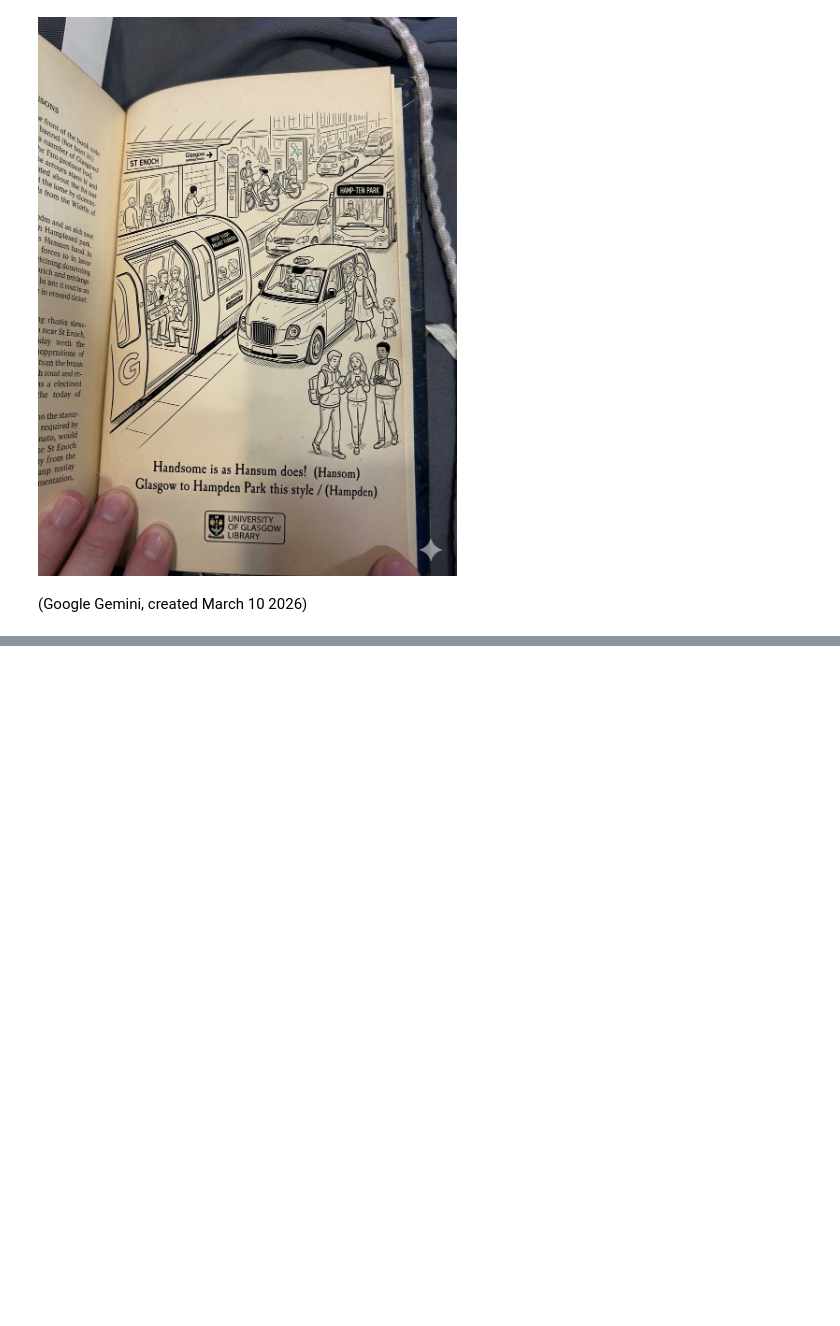
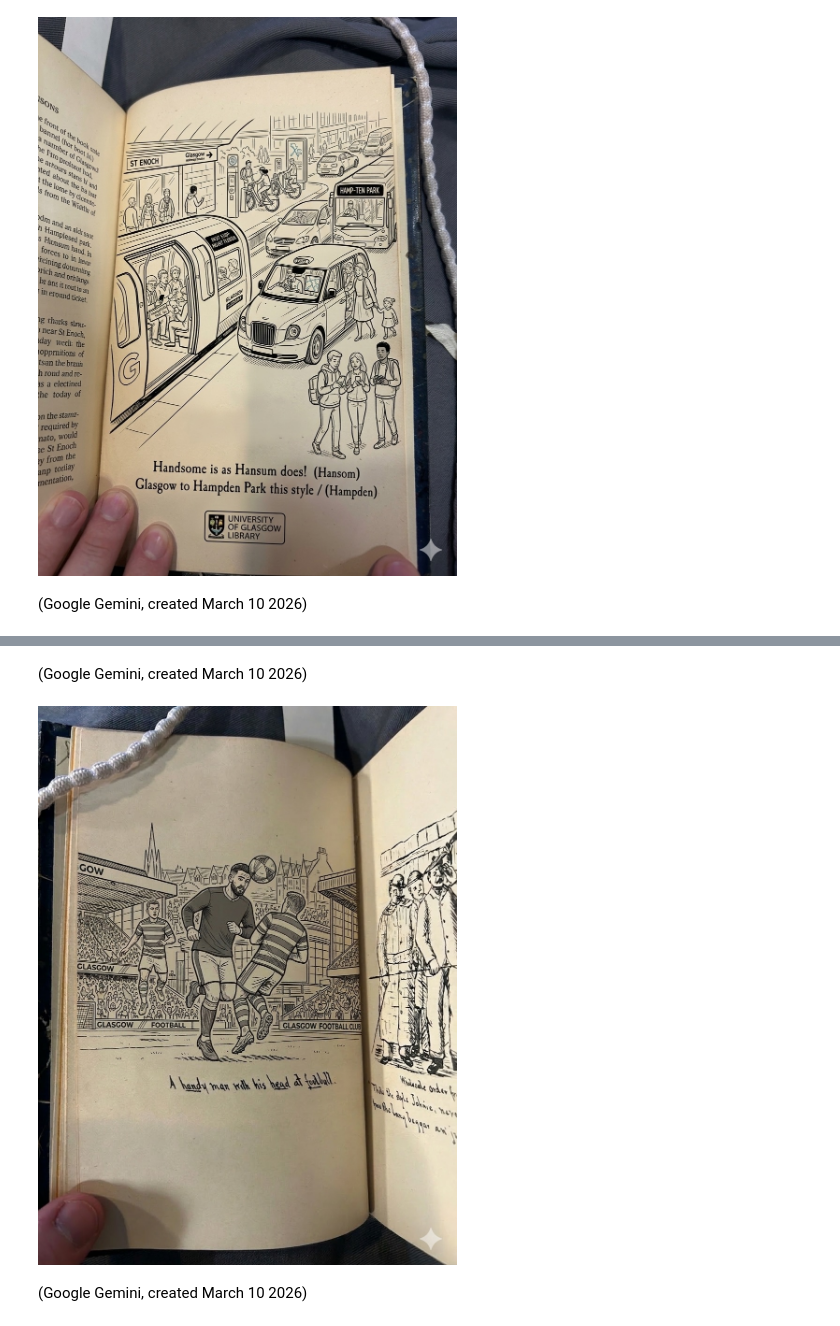
Before and after one commit to afullerton785/AI-B-Project-Portfolio, a Jupyter notebook: AI_Generation.ipynb, the cells around one changed output, grey strips where cells are left out. Cells and saved outputs as stored; diff of their text form; code cells hidden in the pictures; blank space fills up the shorter version.

```diff
--- a/AI_Generation.ipynb
+++ b/AI_Generation.ipynb
@@ -11,0 +17,9 @@ Image ("Gemini_Travel_Page.jpg")
+# %% [markdown]
+(Google Gemini, created  March 10 2026)
+# %%
+from IPython.display import Image
+Image ("Gemini_Header.jpg")
+# %% [output]
+[figure, added]
+# %% [markdown]
+(Google Gemini, created  March 10 2026)
```
Also changed, not shown: parts of 1 cell of this notebook.
